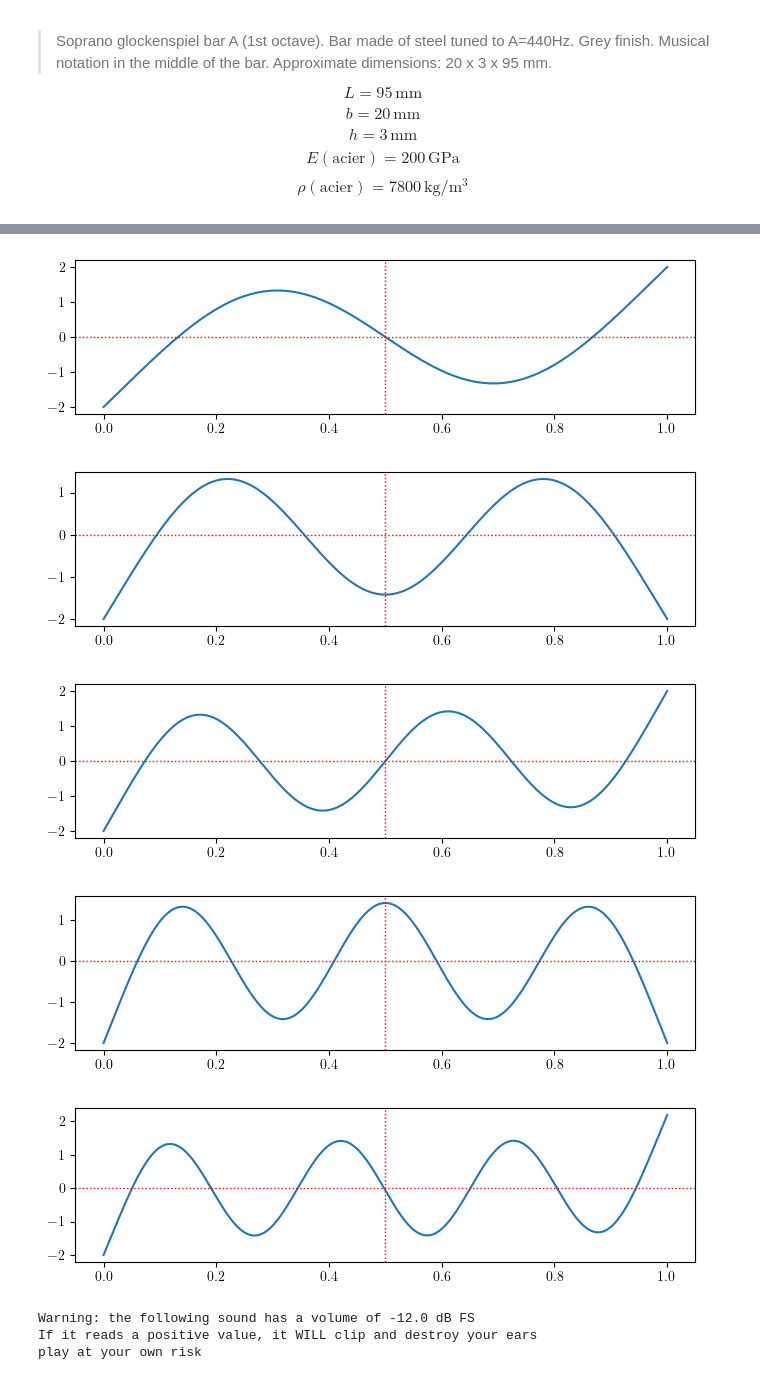
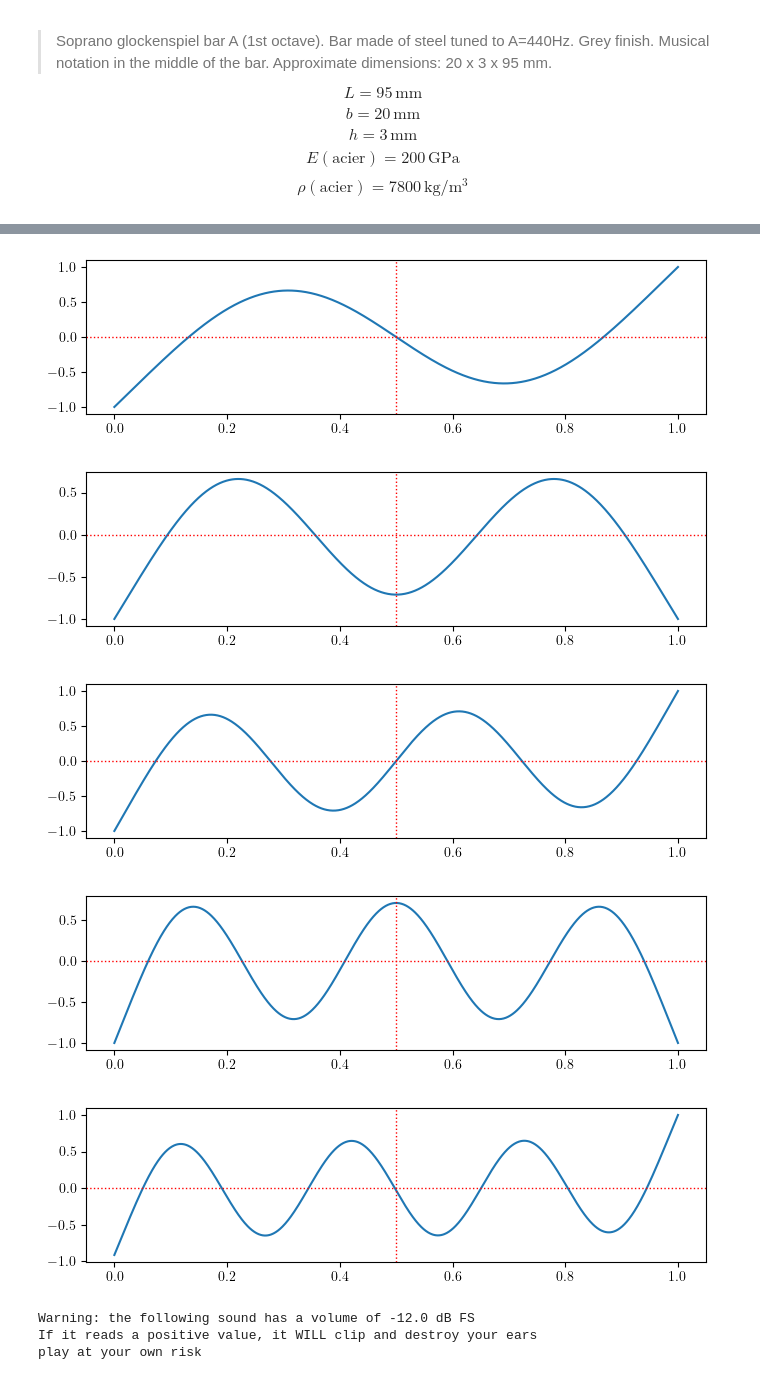
Before and after one commit to vincent-lafouasse/Glockenspiel_PhysicalModelling, a Jupyter notebook: percu1.ipynb, the cells around one changed output, grey strips where cells are left out. Cells and saved outputs as stored; diff of their text form; code cells hidden in the pictures.

```diff
--- a/percu1.ipynb
+++ b/percu1.ipynb
@@ -212,6 +212,8 @@ X_red = np.linspace(0, 1, N)
 for (gamma, a) in zip(gammas, a_n):
     plt.figure(figsize=(8, 2))
     phi = a * (np.cos(gamma * X) + np.cosh(gamma * X)) + (np.sin(gamma * X) + np.sinh(gamma * X))
+    maximum = np.max(np.abs(phi))
+    phi /= maximum
     plt.plot(X_red, phi)
     plt.axvline(x=0.5, color="red", linestyle="dotted", linewidth=1)
     plt.axhline(y=0, color="red", linestyle="dotted", linewidth=1)
@@ -221,8 +223,8 @@ for (gamma, a) in zip(gammas, a_n):
-[figure, old version]
+[figure, new version]
-[figure, old version]
+[figure, new version]
-[figure, old version]
+[figure, new version]
-[figure, old version]
+[figure, new version]
-[figure, old version]
+[figure, new version]
 # %%
 # Synthese
 pulsations = [c * gamma * gamma for gamma in gammas]
```
Also changed, not shown: parts of 2 cells of this notebook.
